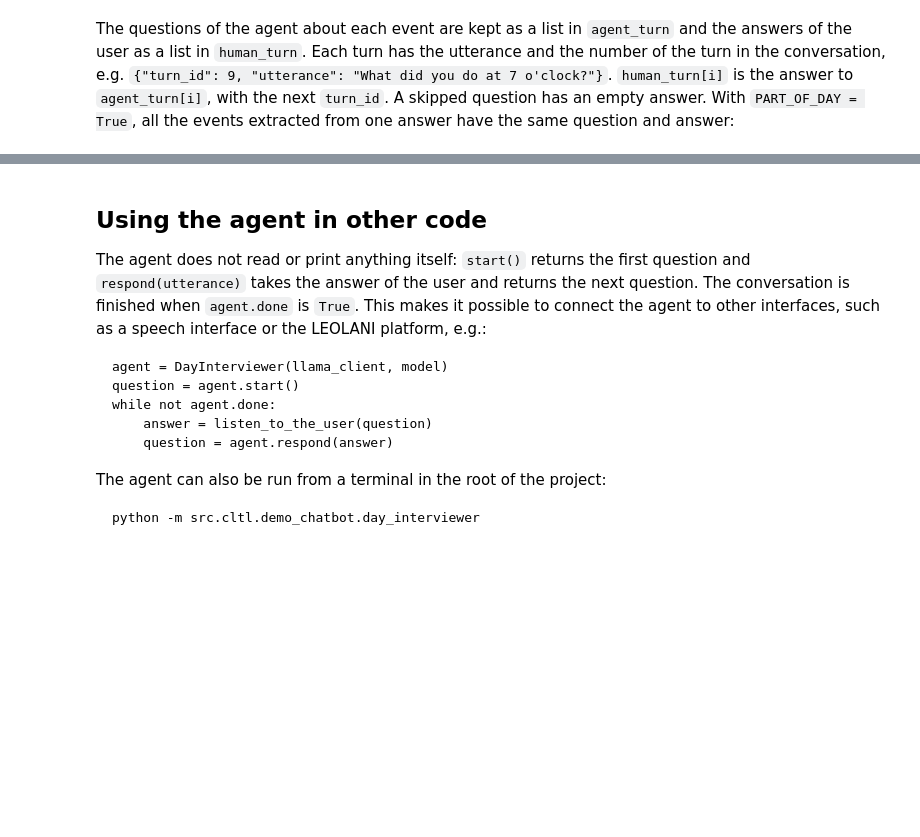
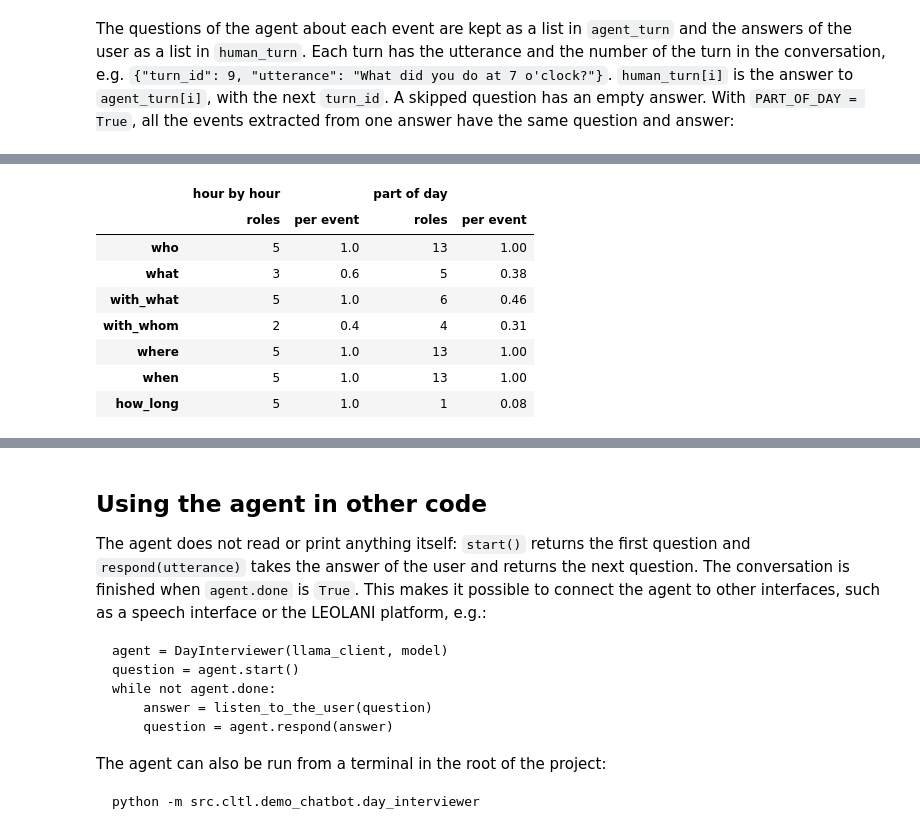
Before and after one commit to cltl/ma-communicative-robots, a Jupyter notebook: src/cltl/demo_chatbot/day_interviewer.ipynb, the cells around one changed output, grey strips where cells are left out. Cells and saved outputs as stored; diff of their text form; code cells hidden in the pictures; blank space fills up the shorter version.

```diff
--- a/src/cltl/demo_chatbot/day_interviewer.ipynb
+++ b/src/cltl/demo_chatbot/day_interviewer.ipynb
@@ -223,0 +289,15 @@ print(json.dumps(day["event1"], indent=2, ensure_ascii=False))
+# %%
+pd.DataFrame({(mode, count): {role: (roles if count == "roles" else
+                                     round(roles / statistics[mode]["nr_of_events"], 2) if statistics[mode]["nr_of_events"] else None)
+                              for role, roles in statistics[mode]["nr_of_roles_per_role"].items()}
+              for mode in days for count in ["roles", "per event"]})
+# %% [output]
+|  | hour by hour |  | part of day |  |
+|  | roles | per event | roles | per event |
+| who | 5 | 1.0 | 13 | 1.00 |
+| what | 3 | 0.6 | 5 | 0.38 |
+| with_what | 5 | 1.0 | 6 | 0.46 |
+| with_whom | 2 | 0.4 | 4 | 0.31 |
+| where | 5 | 1.0 | 13 | 1.00 |
+| when | 5 | 1.0 | 13 | 1.00 |
+| how_long | 5 | 1.0 | 1 | 0.08 |
```
Also changed, not shown: parts of 32 cells of this notebook, 1 other file.
